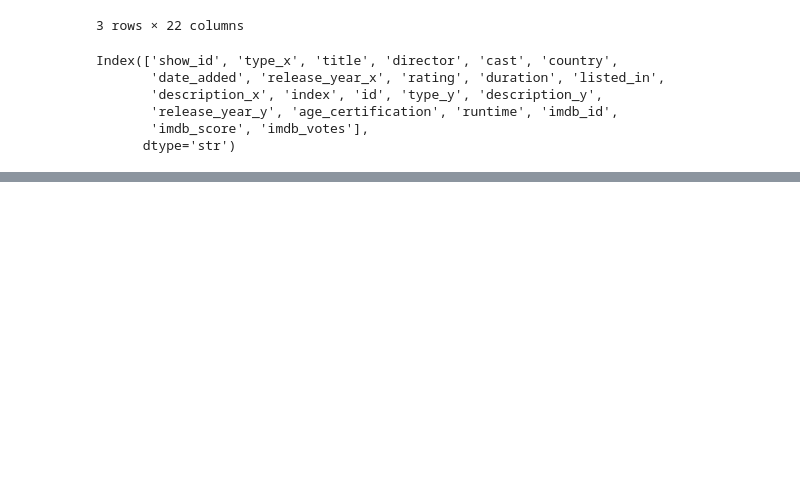
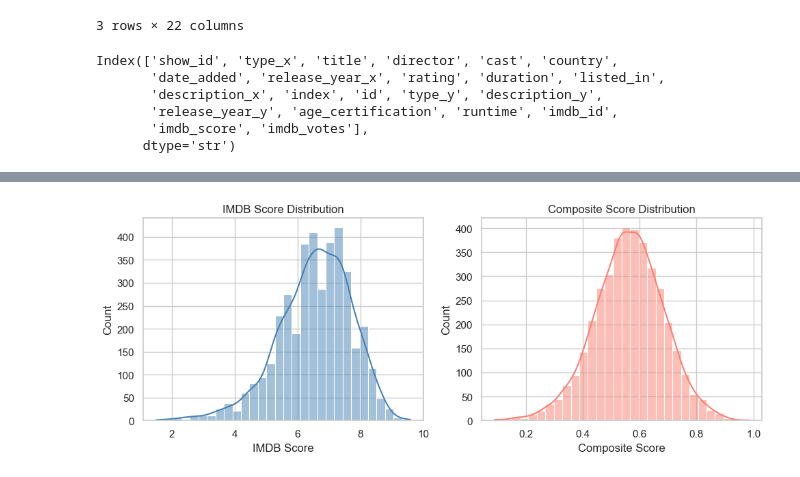
Before and after one commit to elif-aksy/netflix-success-prediction-dsa210termproject, a Jupyter notebook: notebooks/eda.ipynb, the cells around one changed output, grey strips where cells are left out. Cells and saved outputs as stored; diff of their text form; code cells hidden in the pictures; blank space fills up the shorter version.

```diff
--- a/notebooks/eda.ipynb
+++ b/notebooks/eda.ipynb
@@ -86,7 +94,20 @@ df.head()
+# %%
+#rename and extract duration
+df = df.rename(columns={
+    'type_x': 'type',
+    'description_x': 'description',
+    'rating': 'content_rating'
+})
+
+df['duration_int'] = df['duration'].str.extract(r'(\d+)').astype(float)
 # %%
-df['imdb_score'] = pd.to_numeric(df['imdb_score'], errors='coerce')
-df['imdb_votes'] = pd.to_numeric(df['imdb_votes'], errors='coerce')
-df['release_year'] = pd.to_numeric(df['release_year'], errors='coerce')
+#calculate composite score
+scaler = MinMaxScaler()
 
-df.isnull().sum()
+df['imdb_score_norm'] = scaler.fit_transform(df[['imdb_score']])
+df['imdb_votes_log'] = np.log1p(df['imdb_votes'])
+df['imdb_votes_norm'] = scaler.fit_transform(df[['imdb_votes_log']])
+df['composite_score'] = 0.6 * df['imdb_score_norm'] + 0.4 * df['imdb_votes_norm']
+
+df[['title', 'imdb_score', 'imdb_votes', 'composite_score']].head(10)
 # %% [output]
@@ -104,7 +125,9 @@ dtype: int64
 # %%
-df = df.dropna(subset=['imdb_score'])
-df = df.dropna(subset=['imdb_votes'])
-df['country'] = df['country'].fillna('Unknown')
+#print df columns and reorder
+df = df[['title', 'type', 'country', 'release_year', 'duration', 'duration_int',
+         'listed_in', 'content_rating', 'description', 'imdb_score', 'imdb_votes',
+         'imdb_score_norm', 'imdb_votes_log', 'imdb_votes_norm', 'composite_score']]
 
 print(df.shape)
+df.head()
 # %% [output]
@@ -111,0 +162,18 @@ print(df.shape)
+# %%
+#imdb score distribution
+plt.figure(figsize=(10, 4))
+
+plt.subplot(1, 2, 1)
+sns.histplot(df['imdb_score'], bins=30, kde=True, color='steelblue')
+plt.title('IMDB Score Distribution')
+plt.xlabel('IMDB Score')
+
+plt.subplot(1, 2, 2)
+sns.histplot(df['composite_score'], bins=30, kde=True, color='salmon')
+plt.title('Composite Score Distribution')
+plt.xlabel('Composite Score')
+
+plt.tight_layout()
+plt.show()
+# %% [output]
+[figure, added]
```
Also changed, not shown: parts of 17 cells of this notebook.
